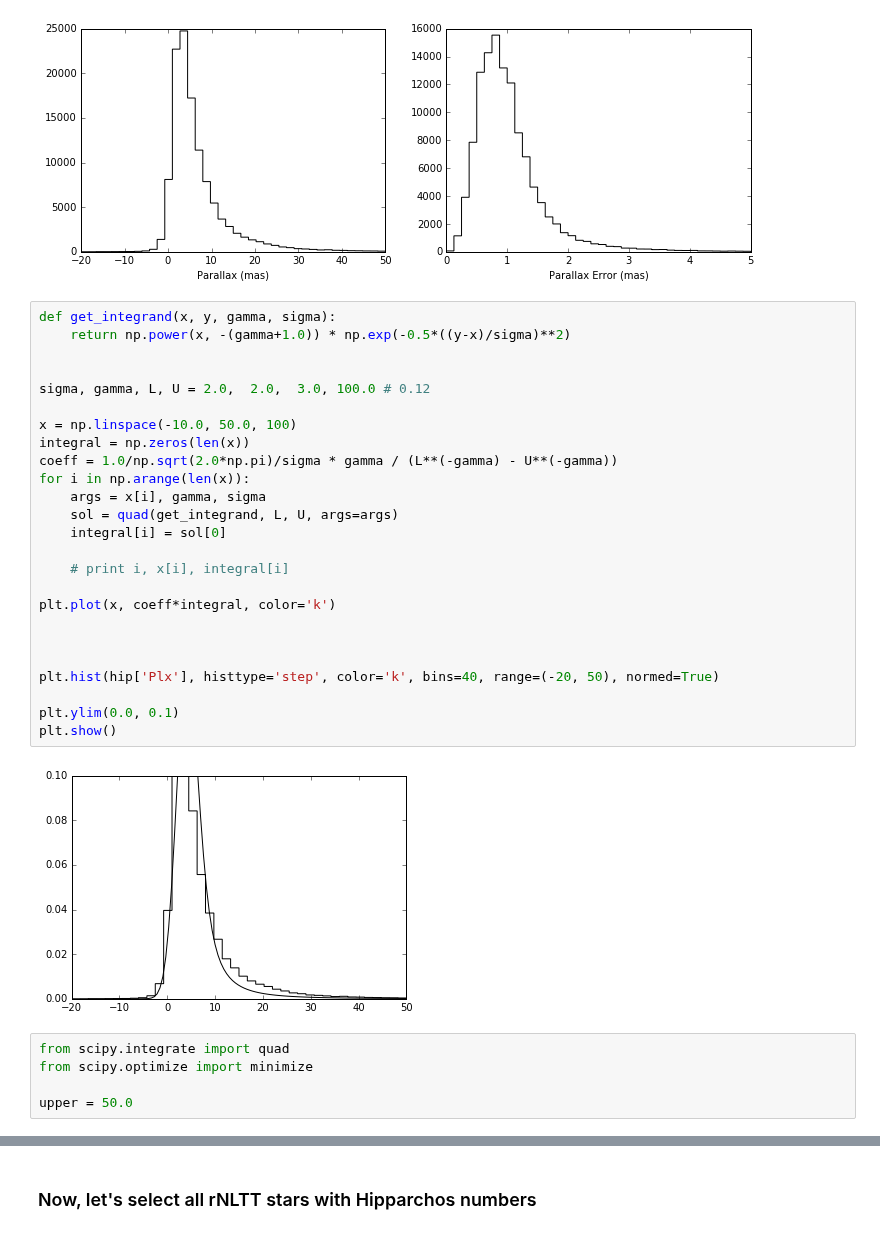
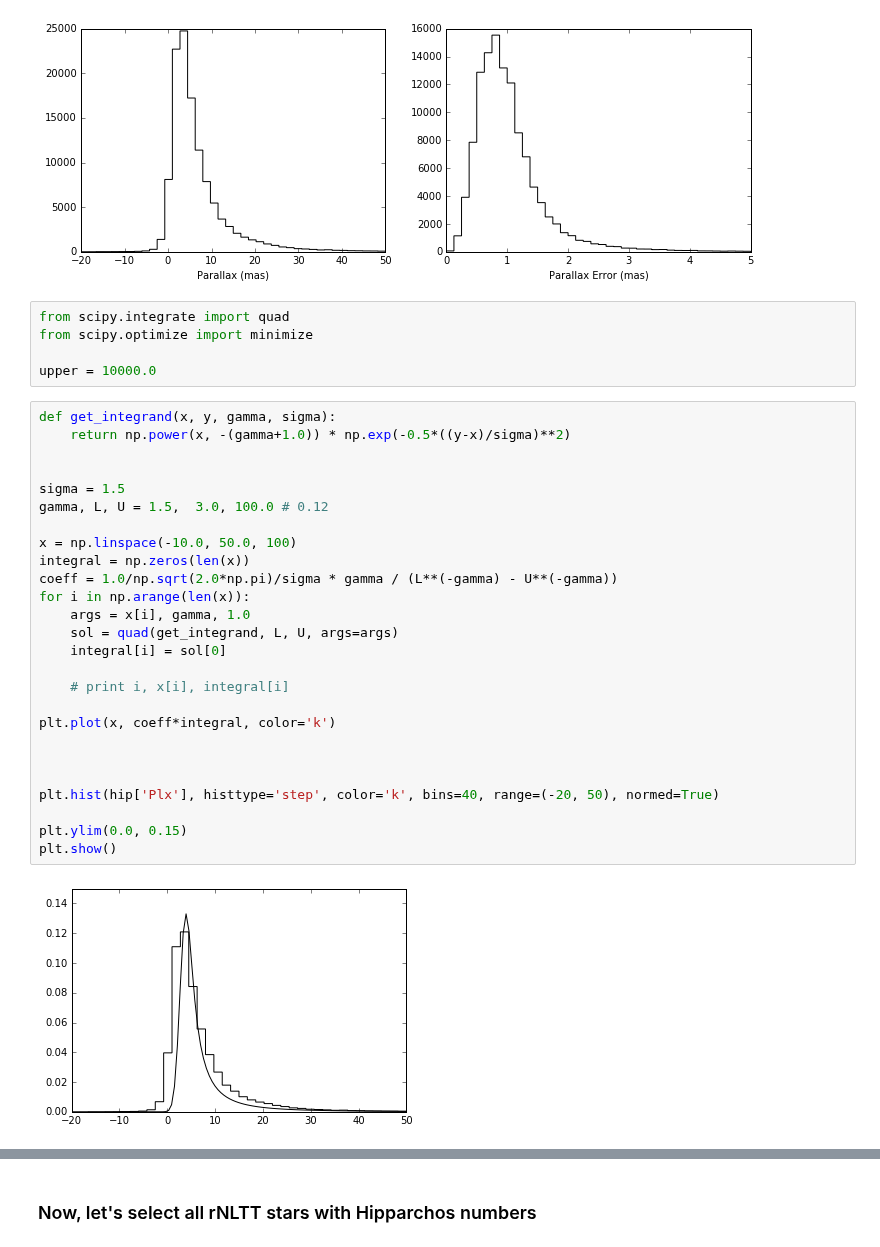
Before and after one commit to astroJeff/gaia_binaries, a Jupyter notebook: notebooks/Hipparchos_rNLTT.ipynb, the cells around one changed output, grey strips where cells are left out. Drawn from its saved outputs; the diff is of its cells as text.

```diff
--- a/notebooks/Hipparchos_rNLTT.ipynb
+++ b/notebooks/Hipparchos_rNLTT.ipynb
@@ -59,36 +59,37 @@ ax[1].set_xlabel('Parallax Error (mas)')
 plt.show()
 # %% [output]
 [figure]
+# %%
+from scipy.integrate import quad
+from scipy.optimize import minimize
+
+upper = 10000.0
 # %%
 def get_integrand(x, y, gamma, sigma):
     return np.power(x, -(gamma+1.0)) * np.exp(-0.5*((y-x)/sigma)**2)
 
 
-sigma, gamma, L, U = 2.0,  2.0,  3.0, 100.0 # 0.12
+sigma = 1.5
+gamma, L, U = 1.5,  3.0, 100.0 # 0.12
 
 x = np.linspace(-10.0, 50.0, 100)
 integral = np.zeros(len(x))
 coeff = 1.0/np.sqrt(2.0*np.pi)/sigma * gamma / (L**(-gamma) - U**(-gamma))
 for i in np.arange(len(x)):
-    args = x[i], gamma, sigma
+    args = x[i], gamma, 1.0
     sol = quad(get_integrand, L, U, args=args)
     integral[i] = sol[0]
 
     # print i, x[i], integral[i]
 
 plt.plot(x, coeff*integral, color='k')
 
 
 
 plt.hist(hip['Plx'], histtype='step', color='k', bins=40, range=(-20, 50), normed=True)
 
-plt.ylim(0.0, 0.1)
+plt.ylim(0.0, 0.15)
 plt.show()
 # %% [output]
-[figure, old version]
+[figure, new version]
-# %%
-from scipy.integrate import quad
-from scipy.optimize import minimize
-
-upper = 50.0
 # %%
```
Also changed, not shown: parts of 6 cells of this notebook.
